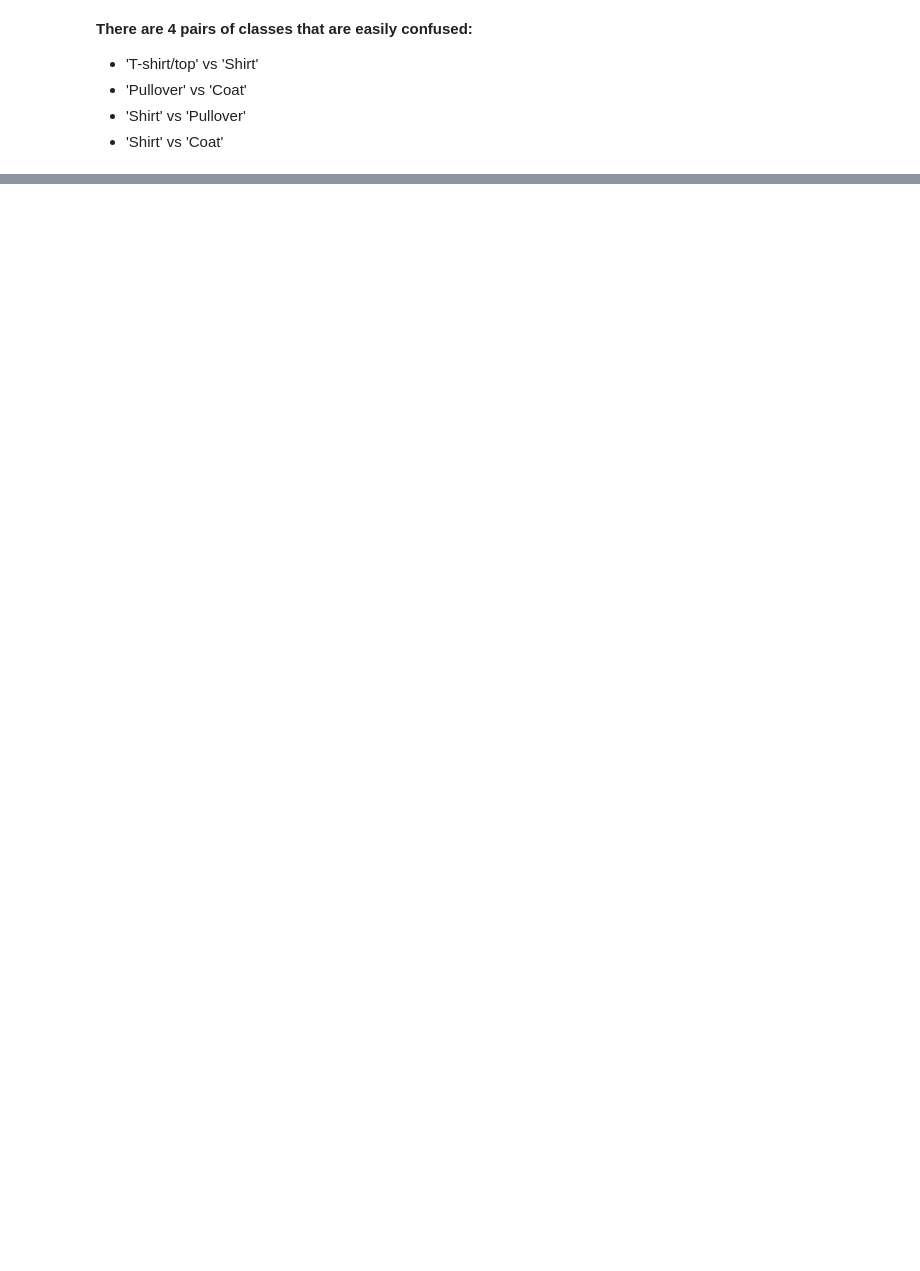
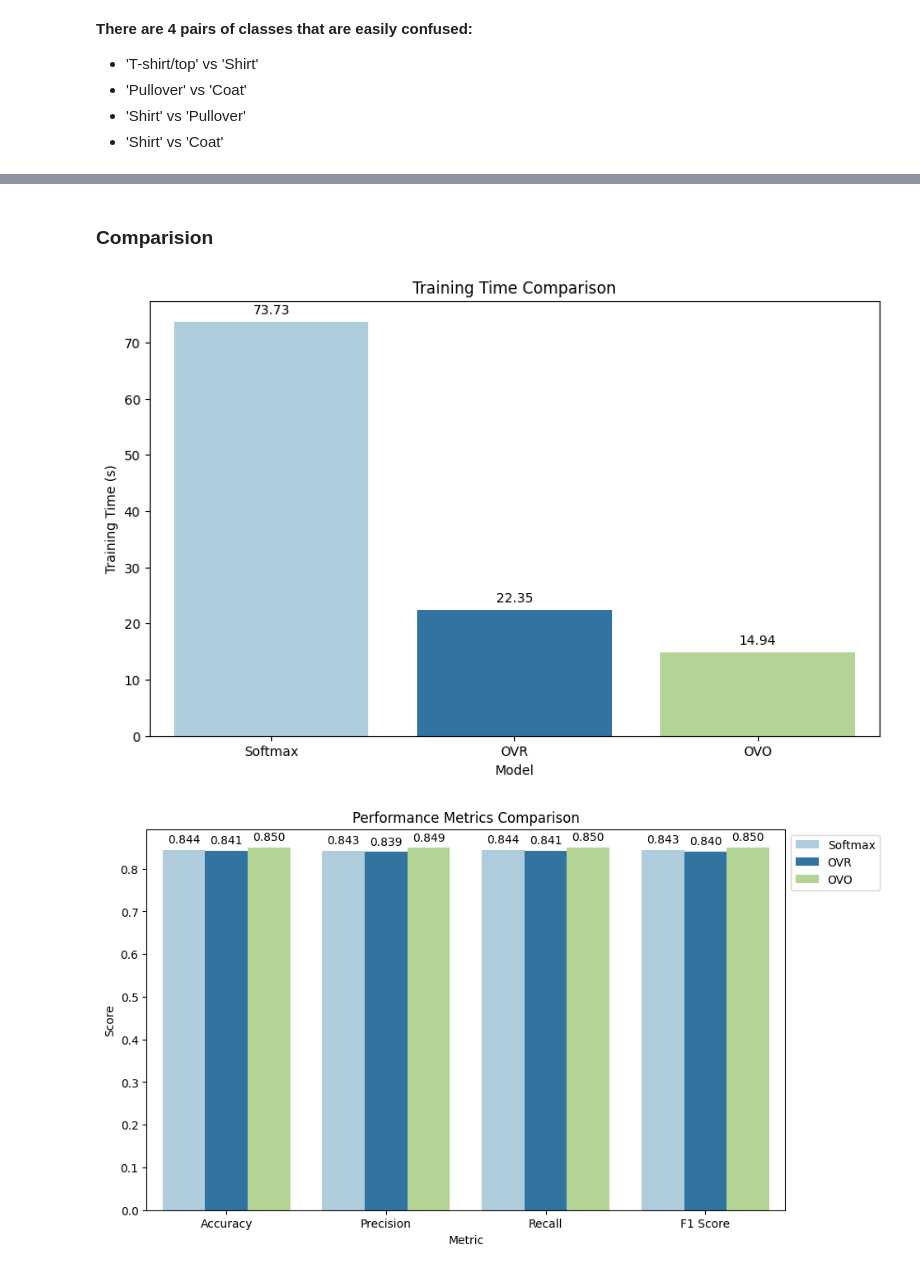
Before and after one commit to LeeTunMT/Team_Lab1_PR, a Jupyter notebook: model.ipynb, the cells around one changed output, grey strips where cells are left out. Drawn from its saved outputs; the diff is of its cells as text; code cells hidden in the pictures; blank space fills up the shorter version.

```diff
--- a/model.ipynb
+++ b/model.ipynb
@@ -316,0 +512,52 @@ Actual class 'Shirt' misclassified as 'Coat': 101 samples
+# %% [markdown]
+### Comparision
+# %%
+data = {
+    'Model': ['Softmax', 'OVR', 'OVO'],
+    'Training Time (s)': [softmax_training_time, ovr_training_time, ovo_training_time],
+    'Accuracy': [softmax_accuracy, ovr_accuracy, ovo_accuracy],
+    'Precision': [softmax_precision, ovr_precision, ovo_precision],
+    'Recall': [softmax_recall, ovr_recall, ovo_recall],
+    'F1 Score': [softmax_f1, ovr_f1_score, ovo_f1_score]
+}
+
+LR_df = pd.DataFrame(data)
+# %%
+custom_palette = sns.color_palette("Paired", as_cmap=False)  # "viridis" is a gradient palette
+sns.set_palette(custom_palette)
+
+# Plotting training time comparison
+plt.figure(figsize=(10, 6))
+ax = sns.barplot(x='Model', y='Training Time (s)', data=LR_df)
+plt.title('Training Time Comparison')
+
+# Hiển thị giá trị trên cột
+for p in ax.patches:
+    ax.annotate(f'{p.get_height():.2f}',
+                (p.get_x() + p.get_width() / 2., p.get_height()),
+                ha = 'center', va = 'center',
+                xytext = (0, 9),
+                textcoords = 'offset points')
+plt.show()
+
+# Plotting performance metrics comparison
+metrics = ['Accuracy', 'Precision', 'Recall', 'F1 Score']
+df_melted = LR_df.melt(id_vars=['Model'], value_vars=metrics, var_name='Metric', value_name='Score')
+
+plt.figure(figsize=(10, 6))
+ax = sns.barplot(x='Metric', y='Score', hue='Model', data=df_melted)
+plt.title('Performance Metrics Comparison')
+
+# Hiển thị giá trị trên cột
+for p in ax.patches:
+    ax.annotate(f'{p.get_height():.3f}',
+                (p.get_x() + p.get_width() / 2., p.get_height()),
+                ha = 'center', va = 'center',
+                xytext = (0, 9),
+                textcoords = 'offset points')
+
+plt.legend(loc='upper left', bbox_to_anchor=(1, 1))
+plt.show()
+# %% [output]
+[figure, added]
+[figure, added]
```
Also changed, not shown: parts of 79 cells of this notebook.
